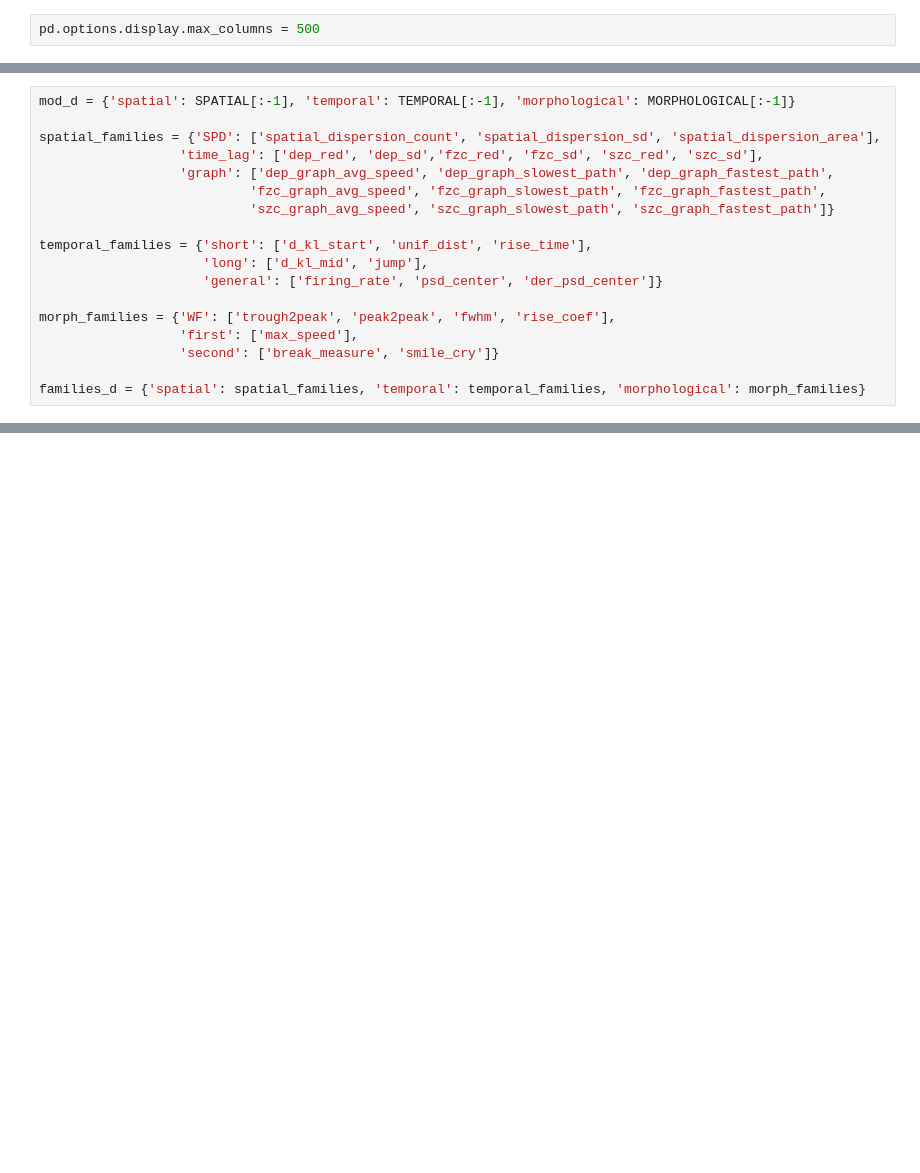
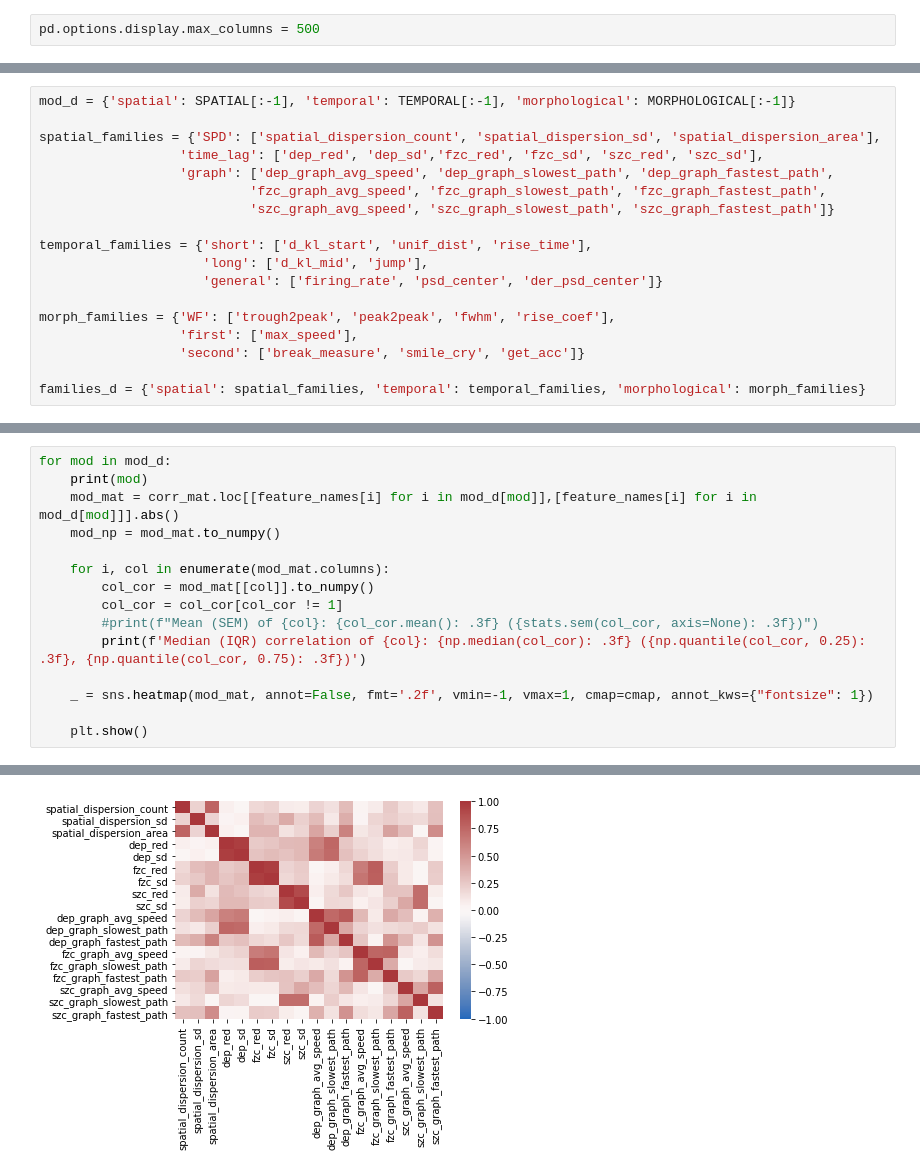
Before and after one commit to LiorSukman/Stark-Lab-Project, a Jupyter notebook: correlation_stats.ipynb, the cells around one changed output, grey strips where cells are left out. Saved outputs shown, nothing was run; the diff lists cells and outputs as text; blank space fills up the shorter version.

```diff
--- a/correlation_stats.ipynb
+++ b/correlation_stats.ipynb
@@ -38,7 +44,7 @@ temporal_families = {'short': ['d_kl_start', 'unif_dist', 'rise_time'],
 
 morph_families = {'WF': ['trough2peak', 'peak2peak', 'fwhm', 'rise_coef'],
                   'first': ['max_speed'],
-                  'second': ['break_measure', 'smile_cry']}
+                  'second': ['break_measure', 'smile_cry', 'get_acc']}
 
 families_d = {'spatial': spatial_families, 'temporal': temporal_families, 'morphological': morph_families}
 # %%
@@ -97,0 +116,16 @@ spatial
+# %%
+for mod in mod_d:
+    print(mod)
+    mod_mat = corr_mat.loc[[feature_names[i] for i in mod_d[mod]],[feature_names[i] for i in mod_d[mod]]].abs()
+    mod_np = mod_mat.to_numpy()
+
+    for i, col in enumerate(mod_mat.columns):
+        col_cor = mod_mat[[col]].to_numpy()
+        col_cor = col_cor[col_cor != 1]
+        #print(f"Mean (SEM) of {col}: {col_cor.mean(): .3f} ({stats.sem(col_cor, axis=None): .3f})")
+        print(f'Median (IQR) correlation of {col}: {np.median(col_cor): .3f} ({np.quantile(col_cor, 0.25): .3f}, {np.quantile(col_cor, 0.75): .3f})')
+
+    _ = sns.heatmap(mod_mat, annot=False, fmt='.2f', vmin=-1, vmax=1, cmap=cmap, annot_kws={"fontsize": 1})
+
+    plt.show()
+# %% [output]
@@ -97,0 +151 @@ spatial
+[figure, added]
```
Also changed, not shown: parts of 8 cells of this notebook, 13 other files.
